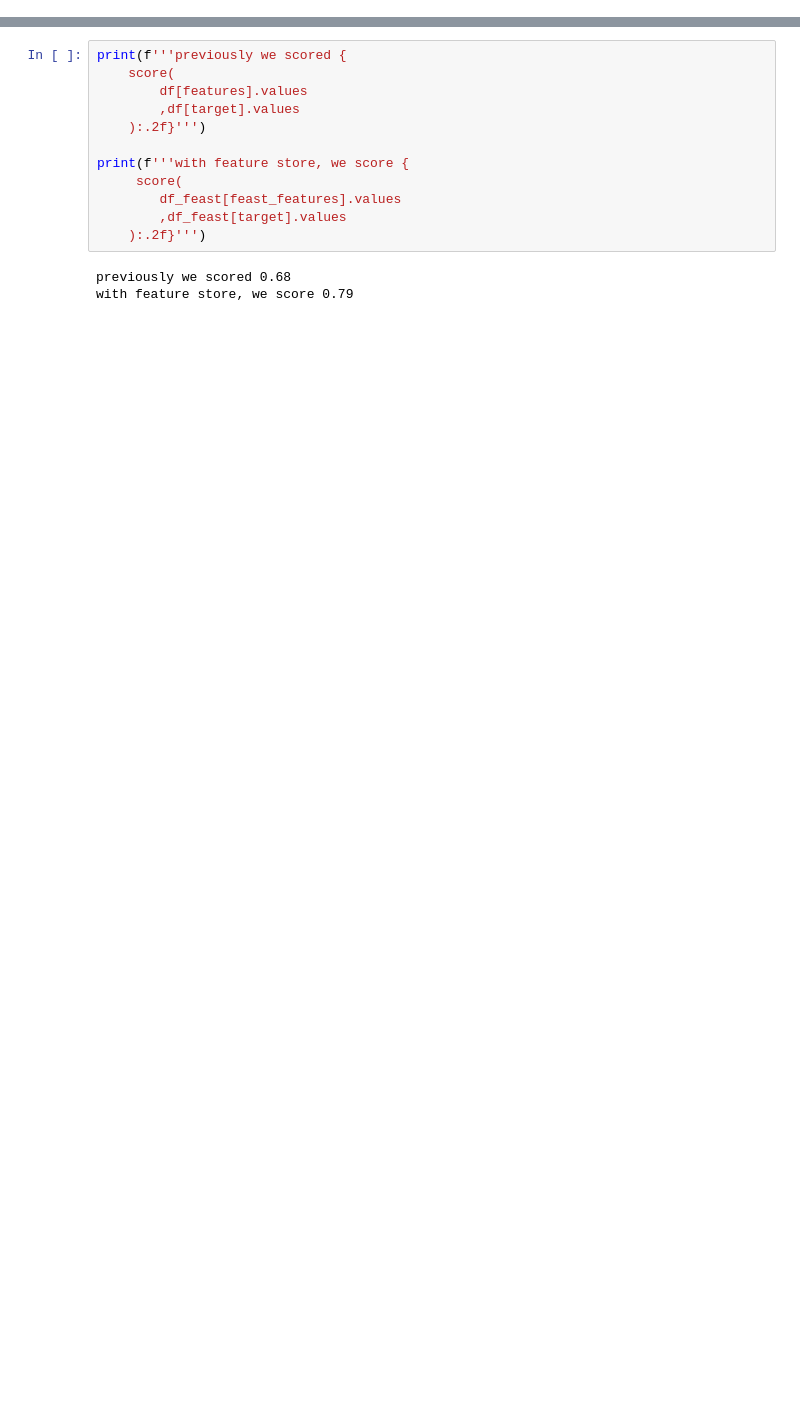
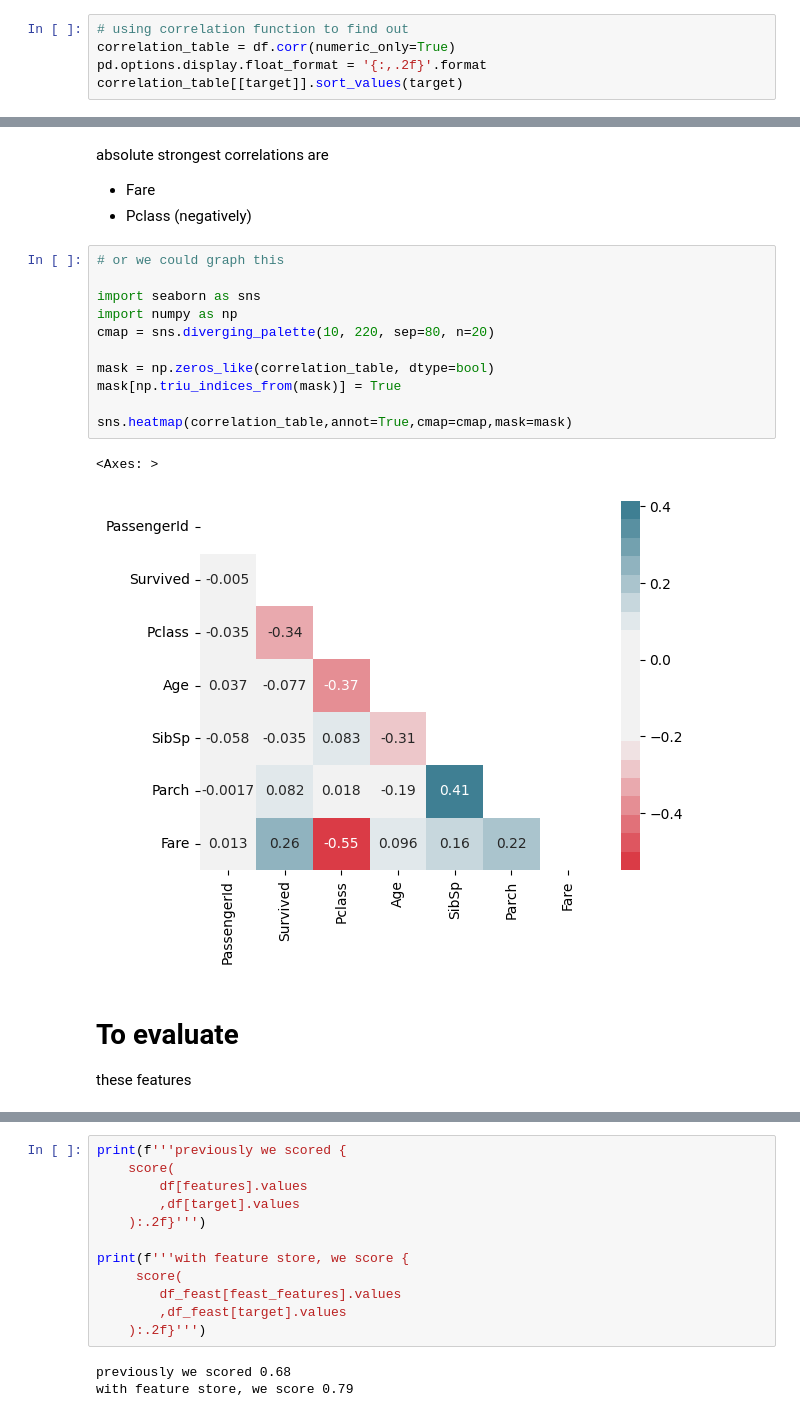
Before and after one commit to mondayn/feature_engineering, a Jupyter notebook: feast_titanic.ipynb, the cells around one changed output, grey strips where cells are left out. Cells and saved outputs as stored; diff of their text form; blank space fills up the shorter version.

```diff
--- a/feast_titanic.ipynb
+++ b/feast_titanic.ipynb
@@ -76,0 +57,5 @@ pd.options.display.float_format = '{:,.2f}'.format
+# %%
+# using correlation function to find out
+correlation_table = df.corr(numeric_only=True)
+pd.options.display.float_format = '{:,.2f}'.format
+correlation_table[[target]].sort_values(target)
@@ -77 +71,22 @@ pd.options.display.float_format = '{:,.2f}'.format
+# %% [markdown]
+absolute strongest correlations are
+- Fare
+- Pclass (negatively)
+# %%
+# or we could graph this
+
+import seaborn as sns
+import numpy as np
+cmap = sns.diverging_palette(10, 220, sep=80, n=20)
+
+mask = np.zeros_like(correlation_table, dtype=bool)
+mask[np.triu_indices_from(mask)] = True
+
+sns.heatmap(correlation_table,annot=True,cmap=cmap,mask=mask)
+# %% [output]
+<Axes: >
+[figure, added]
+# %% [markdown]
+# To evaluate
+these features
 # %%
```
Also changed, not shown: parts of 15 cells of this notebook.
